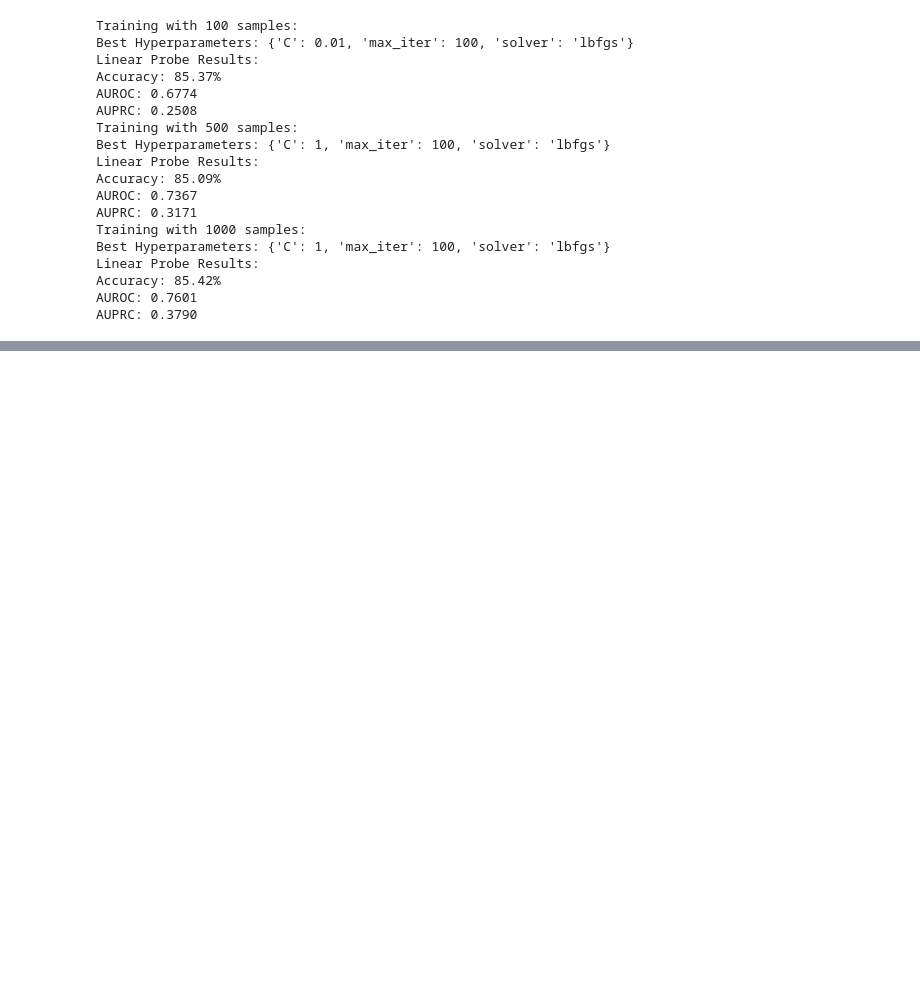
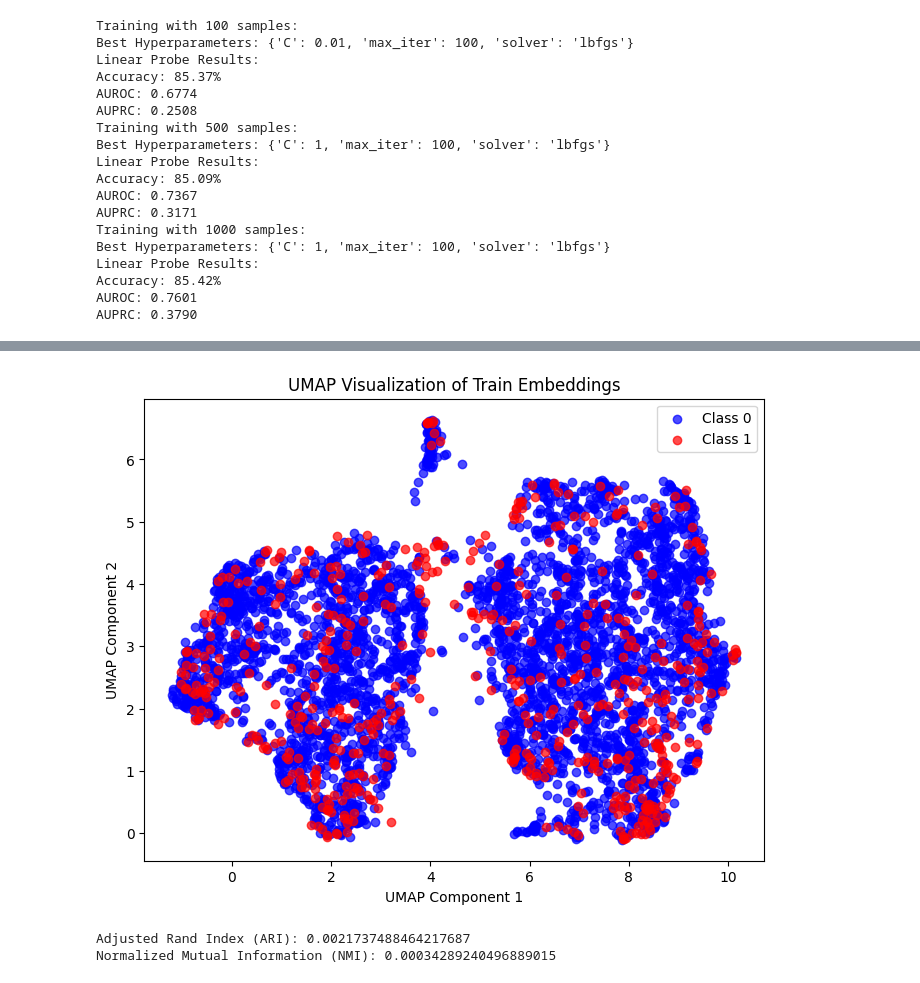
Before and after one commit to AKButani/ML4H_Project1, a Jupyter notebook: representation_pretraining.ipynb, the cells around one changed output, grey strips where cells are left out. Saved outputs shown, nothing was run; the diff lists cells and outputs as text; code cells hidden in the pictures; blank space fills up the shorter version.

```diff
--- a/representation_pretraining.ipynb
+++ b/representation_pretraining.ipynb
@@ -408,0 +468,42 @@ AUPRC: 0.3790
+# %%
+import umap
+from sklearn.cluster import KMeans
+from sklearn.metrics import adjusted_rand_score, normalized_mutual_info_score
+
+# Assume train_embeddings is a NumPy array of shape (n_samples, n_features)
+# and train_labels is a NumPy array or list containing binary labels (0 or 1).
+
+# Ensure train_labels is a 1D array
+train_labels = np.array(train_labels).flatten()
+
+# Step 1: Dimensionality reduction using UMAP
+umap_model = umap.UMAP(n_components=2, random_state=42)
+embeddings_2d = umap_model.fit_transform(train_embeddings)
+
+# Step 2: Plot the UMAP results using distinct colors for each binary label
+plt.figure(figsize=(8, 6))
+plt.scatter(embeddings_2d[train_labels == 0, 0], embeddings_2d[train_labels == 0, 1],
+            color='blue', alpha=0.7, label='Class 0')
+plt.scatter(embeddings_2d[train_labels == 1, 0], embeddings_2d[train_labels == 1, 1],
+            color='red', alpha=0.7, label='Class 1')
+plt.title('UMAP Visualization of Train Embeddings')
+plt.xlabel('UMAP Component 1')
+plt.ylabel('UMAP Component 2')
+plt.legend()
+plt.show()
+
+# Step 3: Perform KMeans clustering on the 2D UMAP embeddings
+n_clusters = len(np.unique(train_labels))
+kmeans = KMeans(n_clusters=n_clusters, random_state=42)
+predicted_clusters = kmeans.fit_predict(embeddings_2d)
+
+# Step 4: Compute clustering metrics using the true labels
+ari = adjusted_rand_score(train_labels, predicted_clusters)
+nmi = normalized_mutual_info_score(train_labels, predicted_clusters)
+
+print("Adjusted Rand Index (ARI):", ari)
+print("Normalized Mutual Information (NMI):", nmi)
+# %% [output]
+[figure, added]
+Adjusted Rand Index (ARI): 0.0021737488464217687
+Normalized Mutual Information (NMI): 0.00034289240496889015
```
Also changed, not shown: parts of 3 cells of this notebook.
